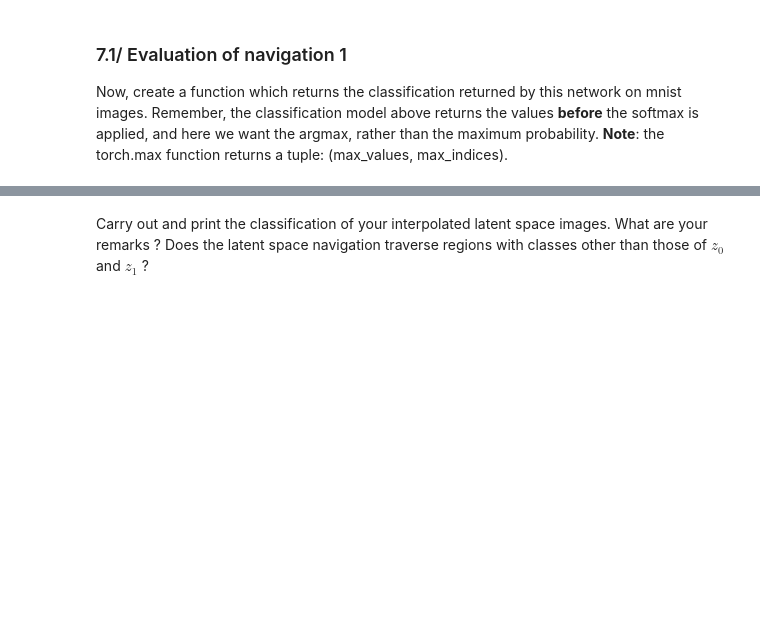
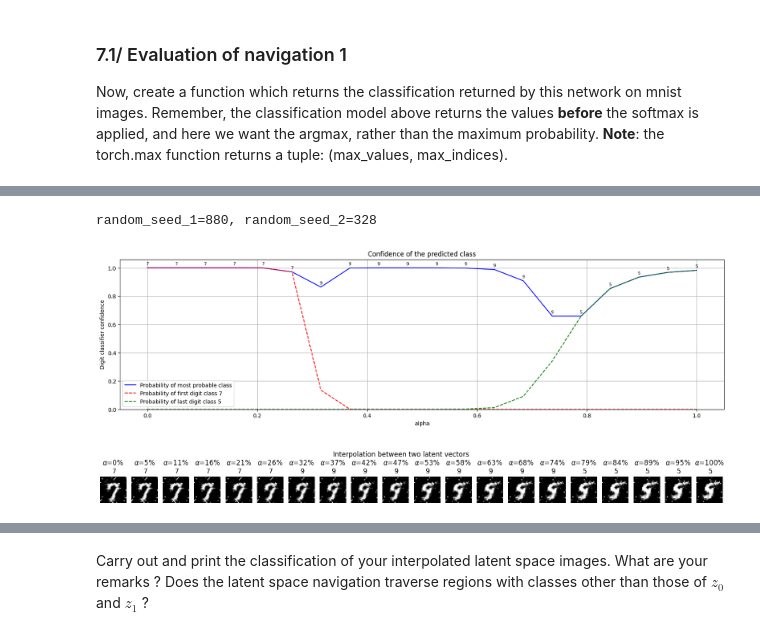
Before and after one commit to balthazarneveu/MVA24-delire, a Jupyter notebook: TP_5/tp_5.ipynb, the cells around one changed output, grey strips where cells are left out. Drawn from its saved outputs; the diff is of its cells as text; code cells hidden in the pictures; blank space fills up the shorter version.

```diff
--- a/TP_5/tp_5.ipynb
+++ b/TP_5/tp_5.ipynb
@@ -651,0 +795,9 @@ def predict_mnist_class(imgs_in, classification_model):
+# %%
+def predict_mnist_class_confidence(imgs_in: torch.Tensor, classification_model: DigitClassifier) -> Tuple[torch.Tensor, torch.Tensor]:
+    output_proba = torch.nn.functional.softmax(classification_model(imgs_in), dim=-1)
+    proba, output_classes = torch.max(output_proba, dim=-1)
+    class_start = output_classes[0]
+    class_last = output_classes[-1]
+    proba_start = output_proba[:, class_start]
+    proba_last = output_proba[:, class_last]
+    return (output_classes, proba, proba_start, proba_last)
@@ -651,0 +883,14 @@ def predict_mnist_class(imgs_in, classification_model):
+# %%
+explore_latent_interpolation(gen_model, mnist_classification_model, random_seed_1=880, random_seed_2=328)
+#840, 832 -> 8 5 9
+# 703, 160 -> 1 2 8
+# 289 314 -> 7 9
+# random_seed_1=415
+# random_seed_2=436
+# 466 ,918 # = 1
+# random_seed_1=459, random_seed_2=496 -> interesting 0 to 7
+# 880, 328
+# %% [output]
+random_seed_1=880, random_seed_2=328
+[figure, added]
+[figure, added]
```
Also changed, not shown: parts of 23 cells of this notebook, 6 other files.
